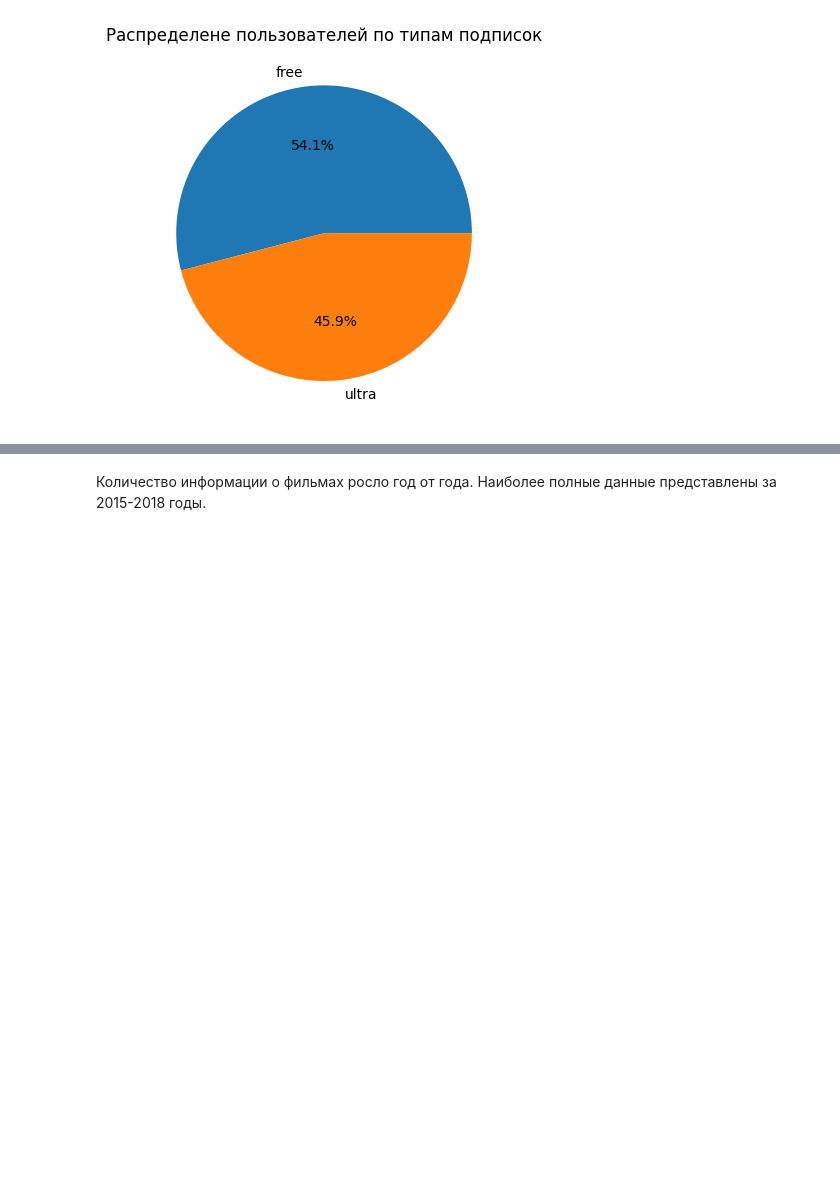
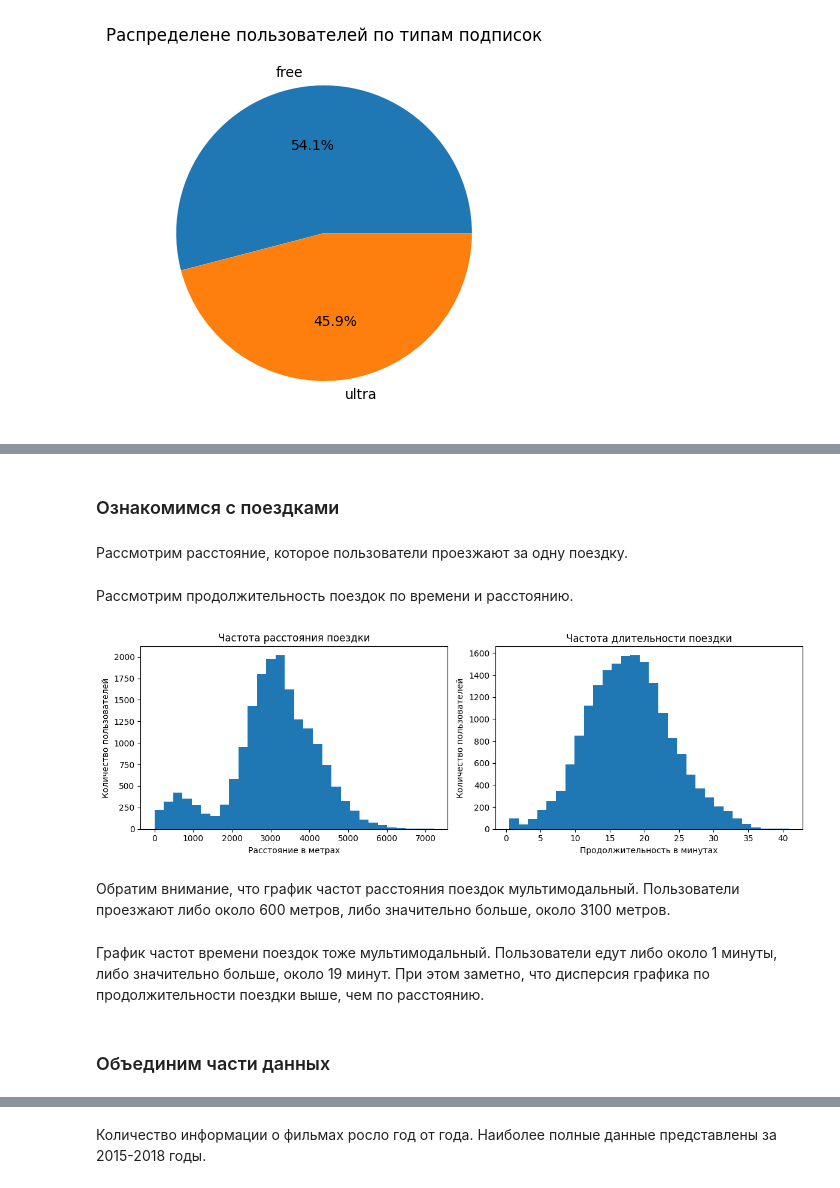
Before and after one commit to EvanderLatine/DS_Practicum, a Jupyter notebook: Scooters_Lease/Revenue_Optimization.ipynb, the cells around one changed output, grey strips where cells are left out. Saved outputs shown, nothing was run; the diff lists cells and outputs as text; code cells hidden in the pictures; blank space fills up the shorter version.

```diff
--- a/Scooters_Lease/Revenue_Optimization.ipynb
+++ b/Scooters_Lease/Revenue_Optimization.ipynb
@@ -240,0 +232,31 @@ filled["percent"].plot(xlabel="Год", ylabel="Процент фильмов с
+# %% [markdown]
+### Ознакомимся с поездками
+# %% [markdown]
+Рассмотрим расстояние, которое пользователи проезжают за одну поездку.
+# %%
+def rides_frequencies(df):
+    fig, (ax1, ax2) = plt.subplots(1, 2, figsize=(12, 4))
+    ax1.hist(df["distance"], bins=30)
+    ax1.set_title('Частота расстояния поездки')
+    ax1.set_xlabel("Расстояние в метрах")
+    ax1.set_ylabel("Количество пользователей")
+
+    ax2.hist(df["duration"], bins=30)
+    ax2.set_title('Частота длительности поездки')
+    ax2.set_xlabel("Продолжительность в минутах")
+    ax2.set_ylabel("Количество пользователей")
+
+    plt.tight_layout()
+    plt.show()
+# %% [markdown]
+Рассмотрим продолжительность поездок по времени и расстоянию.
+# %%
+rides_frequencies(rides)
+# %% [output]
+[figure, added]
+# %% [markdown]
+Обратим внимание, что график частот расстояния поездок мультимодальный. Пользователи проезжают либо около 600 метров, либо значительно больше, около 3100 метров.
+# %% [markdown]
+График частот времени поездок тоже мультимодальный. Пользователи едут либо около 1 минуты, либо значительно больше, около 19 минут. При этом заметно, что дисперсия графика по продолжительности поездки выше, чем по расстоянию.
+# %% [markdown]
+### Объединим части данных
```
Also changed, not shown: parts of 18 cells of this notebook.
